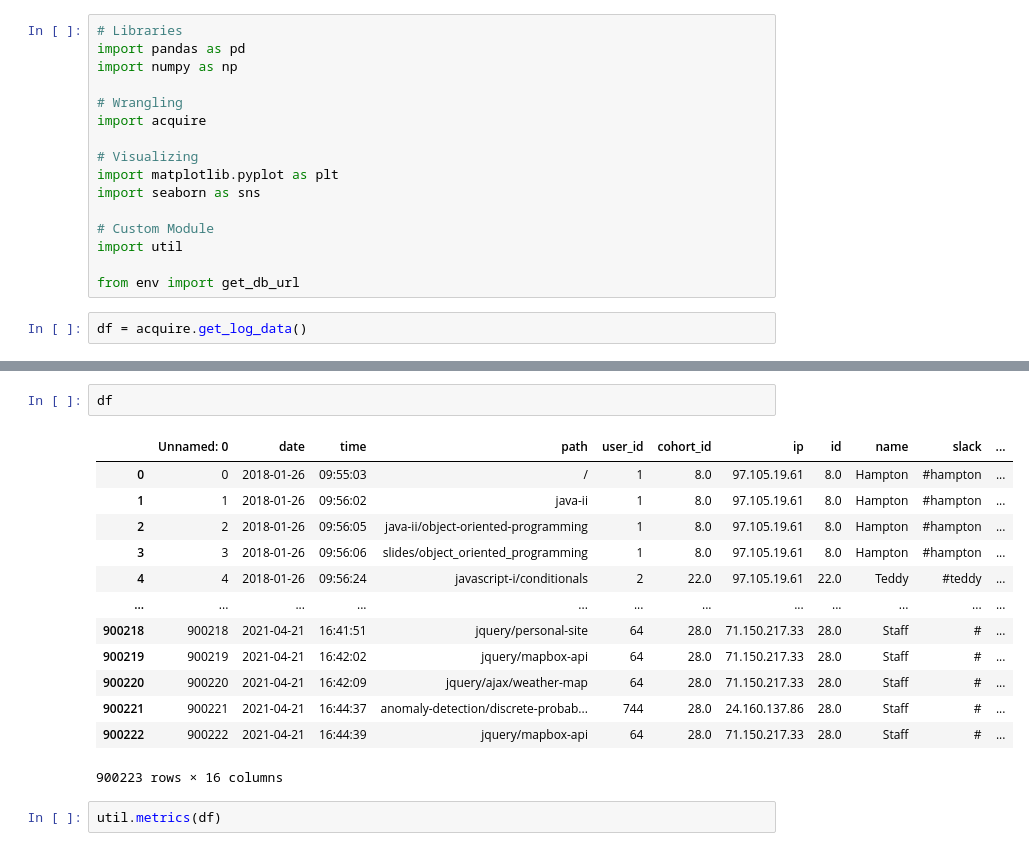
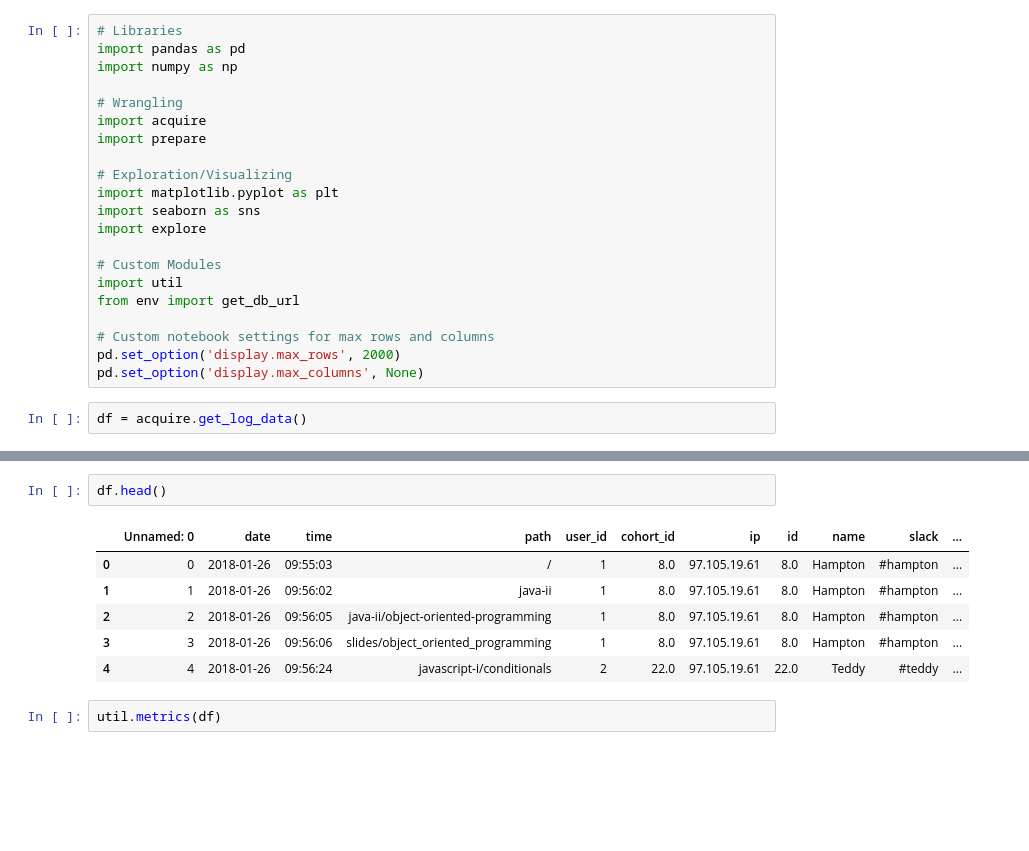
Before and after one commit to bowen-lindsey-shiben-turner/anamoly-detection, a Jupyter notebook: scratch_jason.ipynb, the cells around one changed output, grey strips where cells are left out. Saved outputs shown, nothing was run; the diff lists cells and outputs as text; blank space fills up the shorter version.

```diff
--- a/scratch_jason.ipynb
+++ b/scratch_jason.ipynb
@@ -5,15 +5,20 @@ import numpy as np
 
 # Wrangling
 import acquire
+import prepare
 
-# Visualizing
+# Exploration/Visualizing
 import matplotlib.pyplot as plt
 import seaborn as sns
+import explore
 
-# Custom Module
+# Custom Modules
 import util
+from env import get_db_url
 
-from env import get_db_url
+# Custom notebook settings for max rows and columns
+pd.set_option('display.max_rows', 2000)
+pd.set_option('display.max_columns', None)
 # %%
 df = acquire.get_log_data()
 # %%
@@ -37,21 +42,14 @@ Data columns (total 16 columns):
 dtypes: float64(4), int64(2), object(10)
 memory usage: 109.9+ MB
 # %%
-df
+df.head()
 # %% [output]
 |  | Unnamed: 0 | date | time | path | user_id | cohort_id | ip | id | name | slack | ... |
 | 0 | 0 | 2018-01-26 | 09:55:03 | / | 1 | 8.0 | 97.105.19.61 | 8.0 | Hampton | #hampton | ... |
 | 1 | 1 | 2018-01-26 | 09:56:02 | java-ii | 1 | 8.0 | 97.105.19.61 | 8.0 | Hampton | #hampton | ... |
 | 2 | 2 | 2018-01-26 | 09:56:05 | java-ii/object-oriented-programming | 1 | 8.0 | 97.105.19.61 | 8.0 | Hampton | #hampton | ... |
 | 3 | 3 | 2018-01-26 | 09:56:06 | slides/object_oriented_programming | 1 | 8.0 | 97.105.19.61 | 8.0 | Hampton | #hampton | ... |
 | 4 | 4 | 2018-01-26 | 09:56:24 | javascript-i/conditionals | 2 | 22.0 | 97.105.19.61 | 22.0 | Teddy | #teddy | ... |
-| ... | ... | ... | ... | ... | ... | ... | ... | ... | ... | ... | ... |
-| 900218 | 900218 | 2021-04-21 | 16:41:51 | jquery/personal-site | 64 | 28.0 | 71.150.217.33 | 28.0 | Staff | # | ... |
-| 900219 | 900219 | 2021-04-21 | 16:42:02 | jquery/mapbox-api | 64 | 28.0 | 71.150.217.33 | 28.0 | Staff | # | ... |
-| 900220 | 900220 | 2021-04-21 | 16:42:09 | jquery/ajax/weather-map | 64 | 28.0 | 71.150.217.33 | 28.0 | Staff | # | ... |
-| 900221 | 900221 | 2021-04-21 | 16:44:37 | anomaly-detection/discrete-probab... | 744 | 28.0 | 24.160.137.86 | 28.0 | Staff | # | ... |
-| 900222 | 900222 | 2021-04-21 | 16:44:39 | jquery/mapbox-api | 64 | 28.0 | 71.150.217.33 | 28.0 | Staff | # | ... |
-900223 rows × 16 columns
 # %%
 util.metrics(df)
 # %% [output]
```
Also changed, not shown: parts of 18 cells of this notebook.
